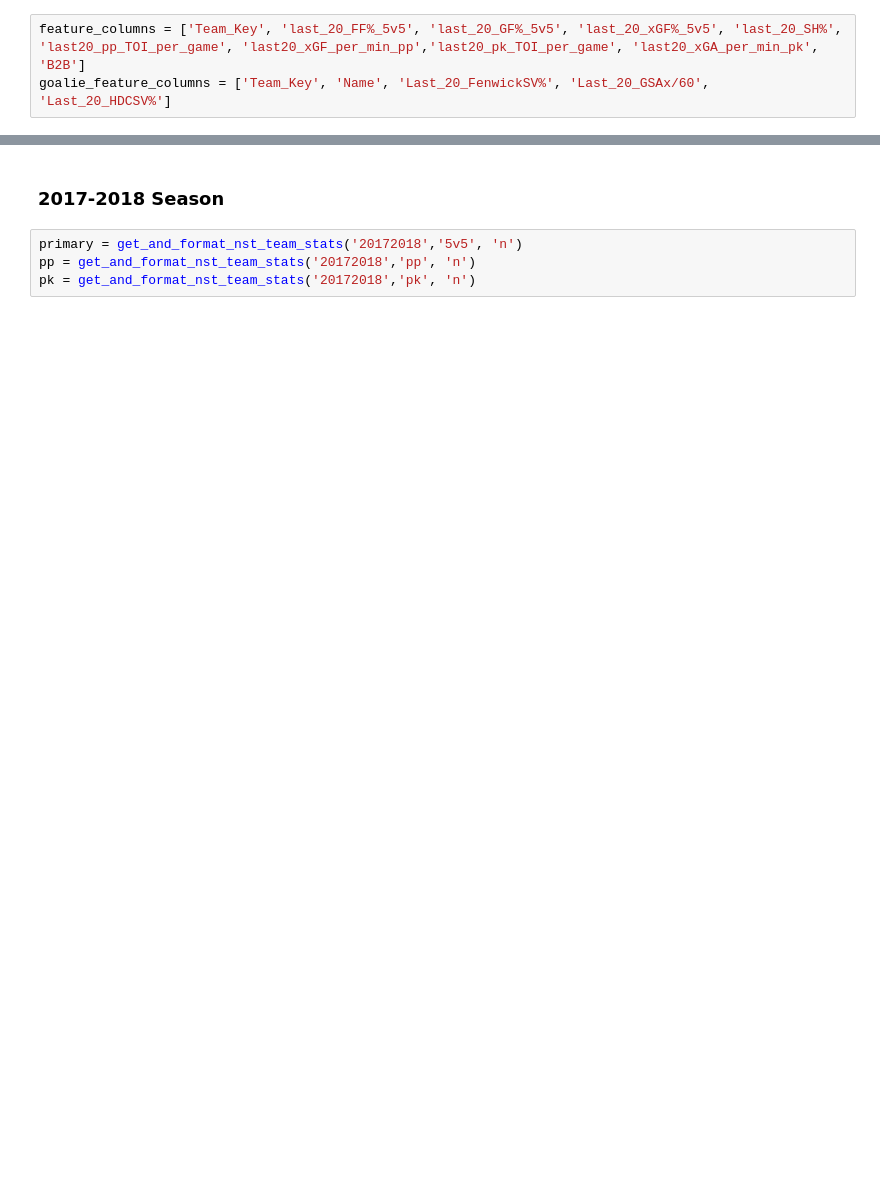
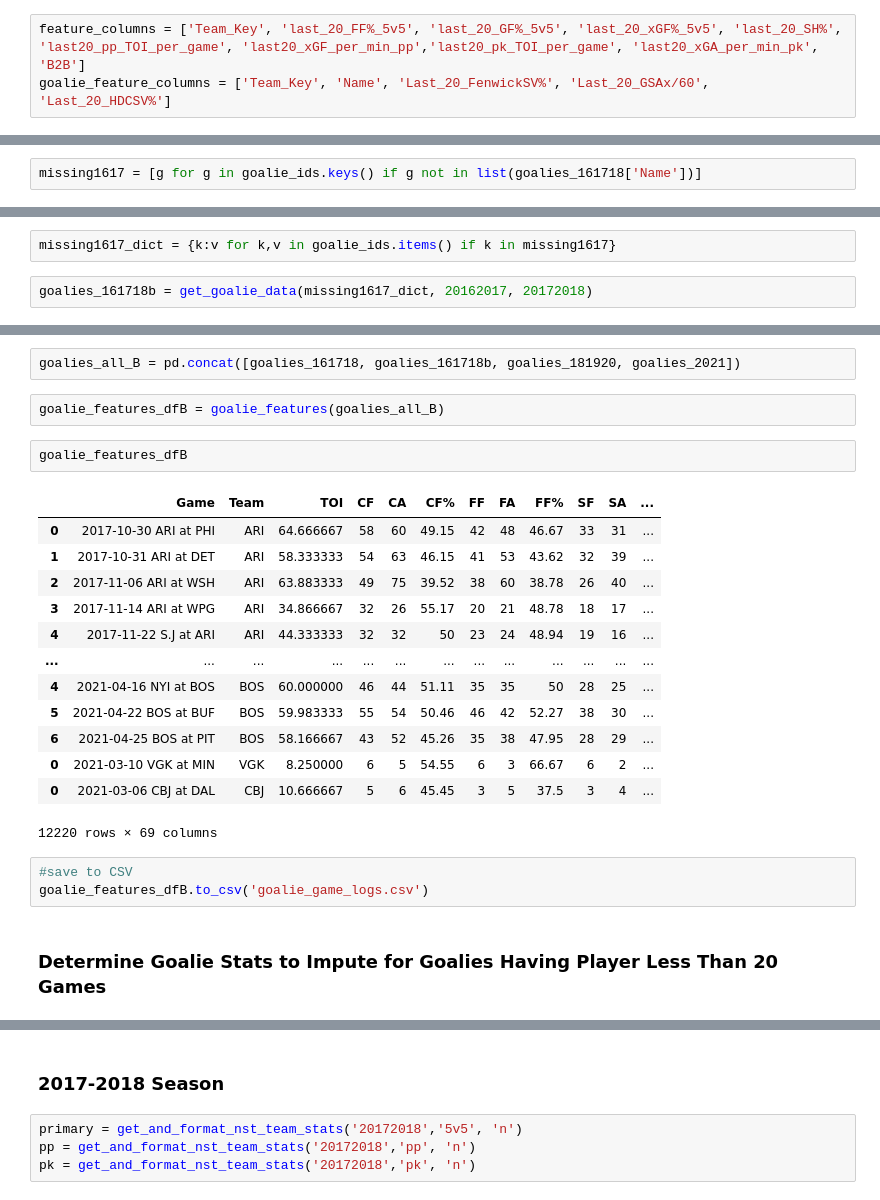
Before and after one commit to gschwaeb/NHL_Game_Prediction, a Jupyter notebook: data_collecting_but_cleaner.ipynb, the cells around one changed output, grey strips where cells are left out. Cells and saved outputs as stored; diff of their text form; blank space fills up the shorter version.

Commit message:
eod save

```diff
--- a/data_collecting_but_cleaner.ipynb
+++ b/data_collecting_but_cleaner.ipynb
@@ -255,0 +376,2 @@ goalie_feature_columns = ['Team_Key', 'Name', 'Last_20_FenwickSV%', 'Last_20_GSA
+# %%
+missing1617 = [g for g in goalie_ids.keys() if g not in list(goalies_161718['Name'])]
@@ -255,0 +382,4 @@ goalie_feature_columns = ['Team_Key', 'Name', 'Last_20_FenwickSV%', 'Last_20_GSA
+# %%
+missing1617_dict = {k:v for k,v in goalie_ids.items() if k in missing1617}
+# %%
+goalies_161718b = get_goalie_data(missing1617_dict, 20162017, 20172018)
@@ -255,0 +444,25 @@ goalie_feature_columns = ['Team_Key', 'Name', 'Last_20_FenwickSV%', 'Last_20_GSA
+# %%
+goalies_all_B = pd.concat([goalies_161718, goalies_161718b, goalies_181920, goalies_2021])
+# %%
+goalie_features_dfB = goalie_features(goalies_all_B)
+# %%
+goalie_features_dfB
+# %% [output]
+|  | Game | Team | TOI | CF | CA | CF% | FF | FA | FF% | SF | SA | ... |
+| 0 | 2017-10-30 ARI at PHI | ARI | 64.666667 | 58 | 60 | 49.15 | 42 | 48 | 46.67 | 33 | 31 | ... |
+| 1 | 2017-10-31 ARI at DET | ARI | 58.333333 | 54 | 63 | 46.15 | 41 | 53 | 43.62 | 32 | 39 | ... |
+| 2 | 2017-11-06 ARI at WSH | ARI | 63.883333 | 49 | 75 | 39.52 | 38 | 60 | 38.78 | 26 | 40 | ... |
+| 3 | 2017-11-14 ARI at WPG | ARI | 34.866667 | 32 | 26 | 55.17 | 20 | 21 | 48.78 | 18 | 17 | ... |
+| 4 | 2017-11-22 S.J at ARI | ARI | 44.333333 | 32 | 32 | 50 | 23 | 24 | 48.94 | 19 | 16 | ... |
+| ... | ... | ... | ... | ... | ... | ... | ... | ... | ... | ... | ... | ... |
+| 4 | 2021-04-16 NYI at BOS | BOS | 60.000000 | 46 | 44 | 51.11 | 35 | 35 | 50 | 28 | 25 | ... |
+| 5 | 2021-04-22 BOS at BUF | BOS | 59.983333 | 55 | 54 | 50.46 | 46 | 42 | 52.27 | 38 | 30 | ... |
+| 6 | 2021-04-25 BOS at PIT | BOS | 58.166667 | 43 | 52 | 45.26 | 35 | 38 | 47.95 | 28 | 29 | ... |
+| 0 | 2021-03-10 VGK at MIN | VGK | 8.250000 | 6 | 5 | 54.55 | 6 | 3 | 66.67 | 6 | 2 | ... |
+| 0 | 2021-03-06 CBJ at DAL | CBJ | 10.666667 | 5 | 6 | 45.45 | 3 | 5 | 37.5 | 3 | 4 | ... |
+12220 rows × 69 columns
+# %%
+#save to CSV
+goalie_features_dfB.to_csv('goalie_game_logs.csv')
+# %% [markdown]
+### Determine Goalie Stats to Impute for Goalies Having Player Less Than 20 Games
```
Also changed, not shown: parts of 165 cells of this notebook.
